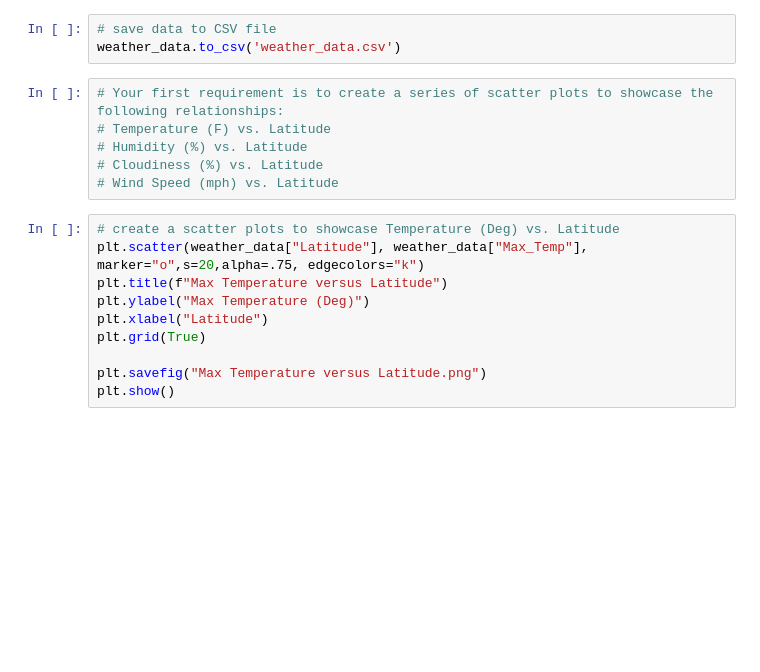
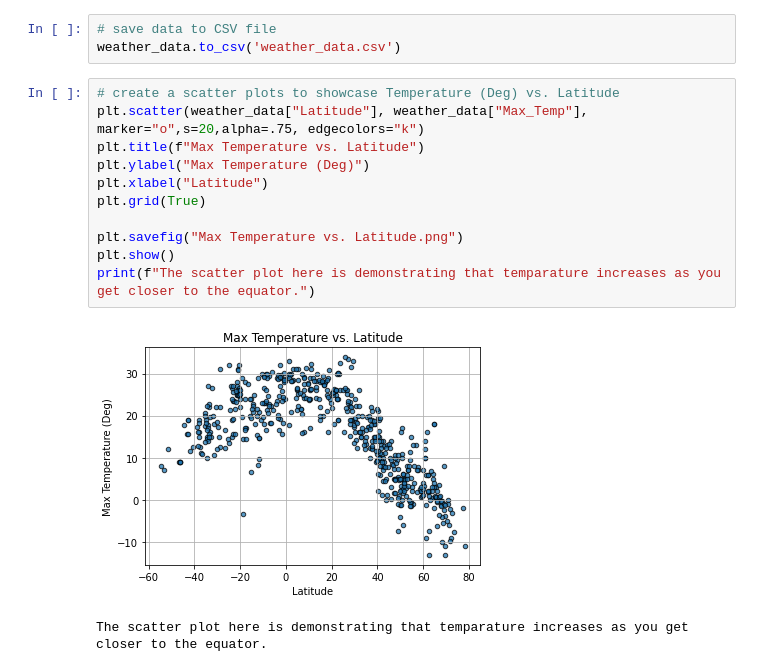
Before and after one commit to JBC78/python-api-challenge, a Jupyter notebook: WeatherPy/WeatherPy.ipynb, the cells around one changed output. Saved outputs shown, nothing was run; the diff lists cells and outputs as text; blank space fills up the shorter version.

```diff
--- a/WeatherPy/WeatherPy.ipynb
+++ b/WeatherPy/WeatherPy.ipynb
@@ -142,19 +134,17 @@ weather_data.head()
 # %%
 # save data to CSV file
 weather_data.to_csv('weather_data.csv')
-# %%
-# Your first requirement is to create a series of scatter plots to showcase the following relationships:
-# Temperature (F) vs. Latitude
-# Humidity (%) vs. Latitude
-# Cloudiness (%) vs. Latitude
-# Wind Speed (mph) vs. Latitude
 # %%
 # create a scatter plots to showcase Temperature (Deg) vs. Latitude
 plt.scatter(weather_data["Latitude"], weather_data["Max_Temp"], marker="o",s=20,alpha=.75, edgecolors="k")
-plt.title(f"Max Temperature versus Latitude")
+plt.title(f"Max Temperature vs. Latitude")
 plt.ylabel("Max Temperature (Deg)")
 plt.xlabel("Latitude")
 plt.grid(True)
 
-plt.savefig("Max Temperature versus Latitude.png")
+plt.savefig("Max Temperature vs. Latitude.png")
 plt.show()
+print(f"The scatter plot here is demonstrating that temparature increases as you get closer to the equator.")
+# %% [output]
+[figure, added]
+The scatter plot here is demonstrating that temparature increases as you get closer to the equator.
```
Also changed, not shown: parts of 17 cells of this notebook, 15 other files.
